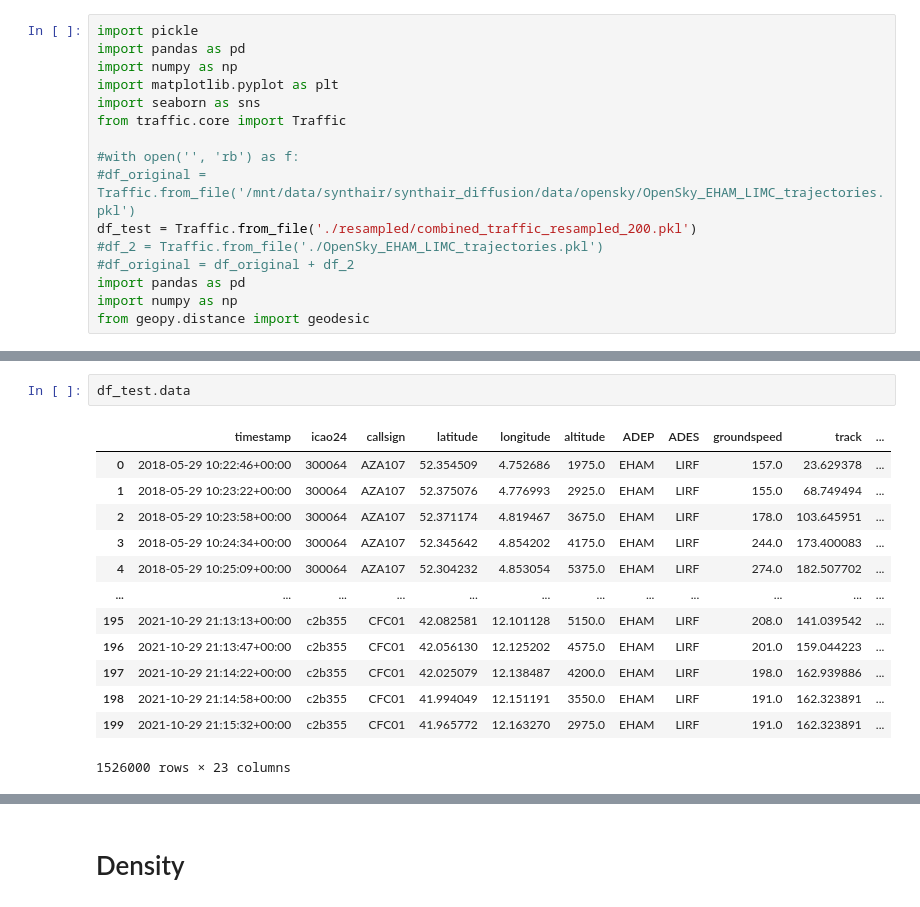
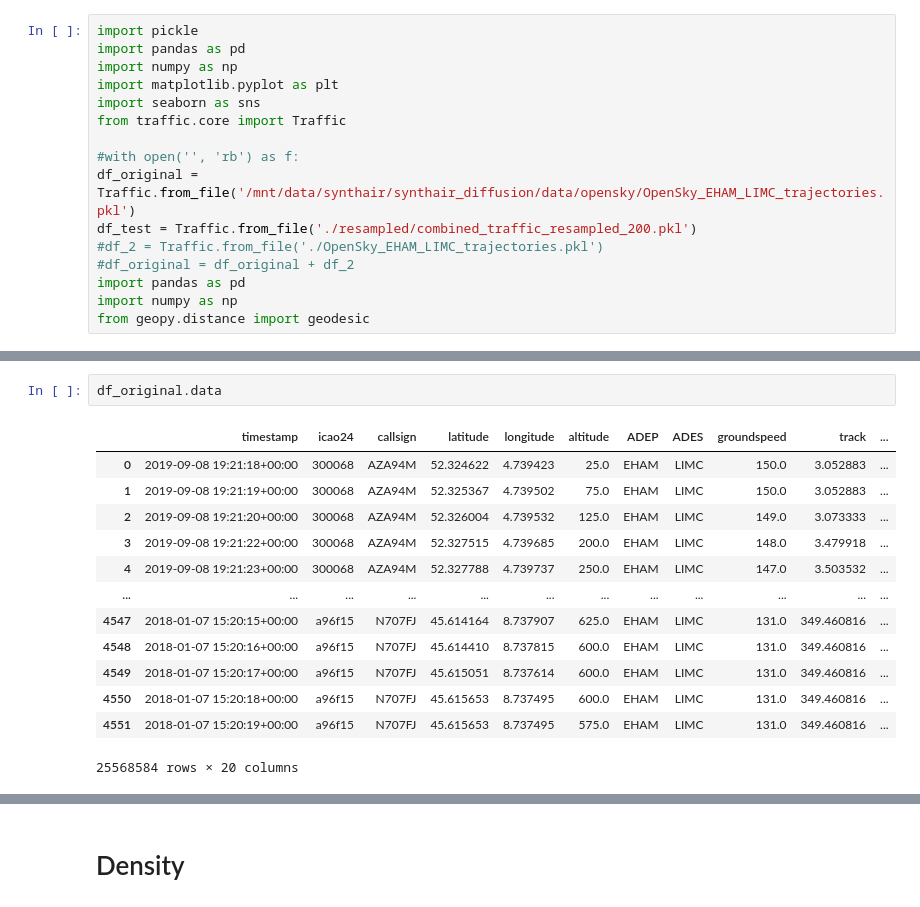
Before and after one commit to SynthAIr/DM_FM_Trajectories, a Jupyter notebook: src/data/OpenSky_viewer.ipynb, the cells around one changed output, grey strips where cells are left out. Saved outputs shown, nothing was run; the diff lists cells and outputs as text.

```diff
--- a/src/data/OpenSky_viewer.ipynb
+++ b/src/data/OpenSky_viewer.ipynb
@@ -7,7 +7,7 @@ import seaborn as sns
 from traffic.core import Traffic
 
 #with open('', 'rb') as f:
-#df_original = Traffic.from_file('/mnt/data/synthair/synthair_diffusion/data/opensky/OpenSky_EHAM_LIMC_trajectories.pkl')
+df_original = Traffic.from_file('/mnt/data/synthair/synthair_diffusion/data/opensky/OpenSky_EHAM_LIMC_trajectories.pkl')
 df_test = Traffic.from_file('./resampled/combined_traffic_resampled_200.pkl')
 #df_2 = Traffic.from_file('./OpenSky_EHAM_LIMC_trajectories.pkl')
 #df_original = df_original + df_2
@@ -19,16 +33,16 @@ df_test = df_test.cumulative_distance().eval()
 # %%
-df_test.data
+df_original.data
 # %% [output]
 |  | timestamp | icao24 | callsign | latitude | longitude | altitude | ADEP | ADES | groundspeed | track | ... |
-| 0 | 2018-05-29 10:22:46+00:00 | 300064 | AZA107 | 52.354509 | 4.752686 | 1975.0 | EHAM | LIRF | 157.0 | 23.629378 | ... |
-| 1 | 2018-05-29 10:23:22+00:00 | 300064 | AZA107 | 52.375076 | 4.776993 | 2925.0 | EHAM | LIRF | 155.0 | 68.749494 | ... |
-| 2 | 2018-05-29 10:23:58+00:00 | 300064 | AZA107 | 52.371174 | 4.819467 | 3675.0 | EHAM | LIRF | 178.0 | 103.645951 | ... |
-| 3 | 2018-05-29 10:24:34+00:00 | 300064 | AZA107 | 52.345642 | 4.854202 | 4175.0 | EHAM | LIRF | 244.0 | 173.400083 | ... |
-| 4 | 2018-05-29 10:25:09+00:00 | 300064 | AZA107 | 52.304232 | 4.853054 | 5375.0 | EHAM | LIRF | 274.0 | 182.507702 | ... |
+| 0 | 2019-09-08 19:21:18+00:00 | 300068 | AZA94M | 52.324622 | 4.739423 | 25.0 | EHAM | LIMC | 150.0 | 3.052883 | ... |
+| 1 | 2019-09-08 19:21:19+00:00 | 300068 | AZA94M | 52.325367 | 4.739502 | 75.0 | EHAM | LIMC | 150.0 | 3.052883 | ... |
+| 2 | 2019-09-08 19:21:20+00:00 | 300068 | AZA94M | 52.326004 | 4.739532 | 125.0 | EHAM | LIMC | 149.0 | 3.073333 | ... |
+| 3 | 2019-09-08 19:21:22+00:00 | 300068 | AZA94M | 52.327515 | 4.739685 | 200.0 | EHAM | LIMC | 148.0 | 3.479918 | ... |
+| 4 | 2019-09-08 19:21:23+00:00 | 300068 | AZA94M | 52.327788 | 4.739737 | 250.0 | EHAM | LIMC | 147.0 | 3.503532 | ... |
 | ... | ... | ... | ... | ... | ... | ... | ... | ... | ... | ... | ... |
-| 195 | 2021-10-29 21:13:13+00:00 | c2b355 | CFC01 | 42.082581 | 12.101128 | 5150.0 | EHAM | LIRF | 208.0 | 141.039542 | ... |
-| 196 | 2021-10-29 21:13:47+00:00 | c2b355 | CFC01 | 42.056130 | 12.125202 | 4575.0 | EHAM | LIRF | 201.0 | 159.044223 | ... |
-| 197 | 2021-10-29 21:14:22+00:00 | c2b355 | CFC01 | 42.025079 | 12.138487 | 4200.0 | EHAM | LIRF | 198.0 | 162.939886 | ... |
-| 198 | 2021-10-29 21:14:58+00:00 | c2b355 | CFC01 | 41.994049 | 12.151191 | 3550.0 | EHAM | LIRF | 191.0 | 162.323891 | ... |
-| 199 | 2021-10-29 21:15:32+00:00 | c2b355 | CFC01 | 41.965772 | 12.163270 | 2975.0 | EHAM | LIRF | 191.0 | 162.323891 | ... |
+| 4547 | 2018-01-07 15:20:15+00:00 | a96f15 | N707FJ | 45.614164 | 8.737907 | 625.0 | EHAM | LIMC | 131.0 | 349.460816 | ... |
+| 4548 | 2018-01-07 15:20:16+00:00 | a96f15 | N707FJ | 45.614410 | 8.737815 | 600.0 | EHAM | LIMC | 131.0 | 349.460816 | ... |
+| 4549 | 2018-01-07 15:20:17+00:00 | a96f15 | N707FJ | 45.615051 | 8.737614 | 600.0 | EHAM | LIMC | 131.0 | 349.460816 | ... |
+| 4550 | 2018-01-07 15:20:18+00:00 | a96f15 | N707FJ | 45.615653 | 8.737495 | 600.0 | EHAM | LIMC | 131.0 | 349.460816 | ... |
+| 4551 | 2018-01-07 15:20:19+00:00 | a96f15 | N707FJ | 45.615653 | 8.737495 | 575.0 | EHAM | LIMC | 131.0 | 349.460816 | ... |
-1526000 rows × 23 columns
+25568584 rows × 20 columns
```
Also changed, not shown: parts of 26 cells of this notebook, 5 other files.
